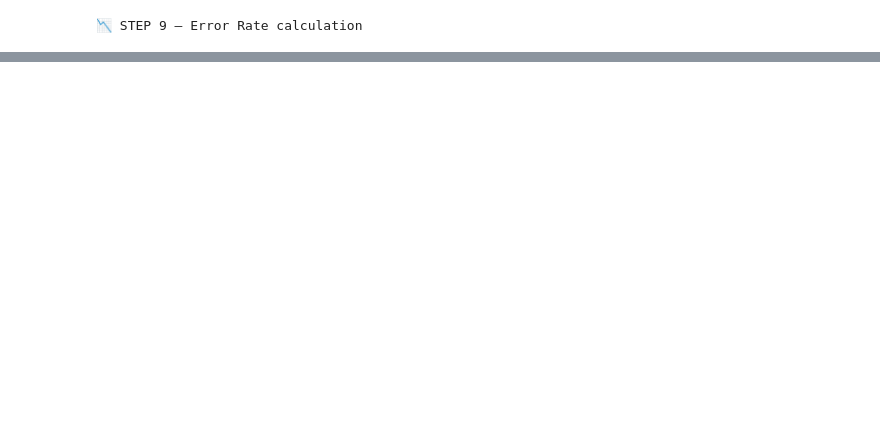
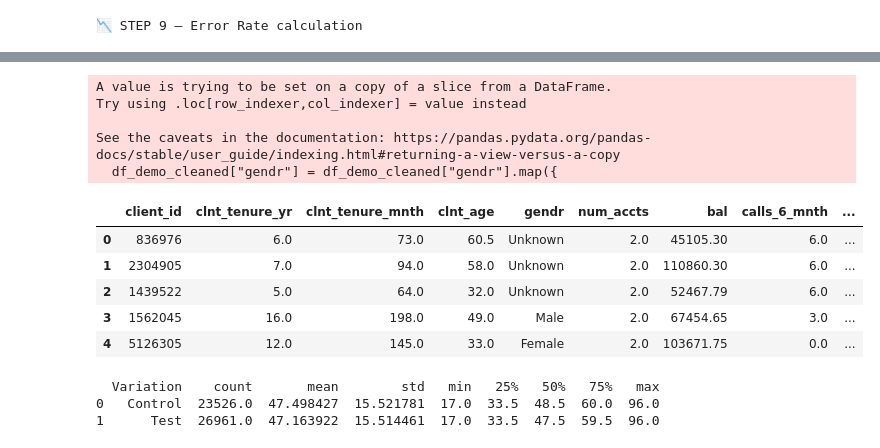
Before and after one commit to Lys131/Vanguard_Digital_Transformation_Project, a Jupyter notebook: notebooks/Vanguard_Digital_Transformation.ipynb, the cells around one changed output, grey strips where cells are left out. Cells and saved outputs as stored; diff of their text form; code cells hidden in the pictures; blank space fills up the shorter version.

```diff
--- a/notebooks/Vanguard_Digital_Transformation.ipynb
+++ b/notebooks/Vanguard_Digital_Transformation.ipynb
@@ -714,0 +773,28 @@ dtype: float64
+# %%
+df_demo_cleaned = df_final_demo.dropna(subset=["clnt_age", "gendr"])
+df_demo_cleaned["gendr"] = df_demo_cleaned["gendr"].map({
+    "M": "Male", "F": "Female", "U": "Unknown", "X": "Other"
+})
+
+df_merged_demo = df_demo_cleaned.merge(df_final_experiment_clients, on="client_id", how="inner")
+df_merged_demo.head()
+# %% [output]
+A value is trying to be set on a copy of a slice from a DataFrame.
+Try using .loc[row_indexer,col_indexer] = value instead
+
+See the caveats in the documentation: https://pandas.pydata.org/pandas-docs/stable/user_guide/indexing.html#returning-a-view-versus-a-copy
+  df_demo_cleaned["gendr"] = df_demo_cleaned["gendr"].map({
+|  | client_id | clnt_tenure_yr | clnt_tenure_mnth | clnt_age | gendr | num_accts | bal | calls_6_mnth | ... |
+| 0 | 836976 | 6.0 | 73.0 | 60.5 | Unknown | 2.0 | 45105.30 | 6.0 | ... |
+| 1 | 2304905 | 7.0 | 94.0 | 58.0 | Unknown | 2.0 | 110860.30 | 6.0 | ... |
+| 2 | 1439522 | 5.0 | 64.0 | 32.0 | Unknown | 2.0 | 52467.79 | 6.0 | ... |
+| 3 | 1562045 | 16.0 | 198.0 | 49.0 | Male | 2.0 | 67454.65 | 3.0 | ... |
+| 4 | 5126305 | 12.0 | 145.0 | 33.0 | Female | 2.0 | 103671.75 | 0.0 | ... |
+# %%
+# Age distribution by group (A/B)
+age_dist = df_merged_demo.groupby(["Variation"])["clnt_age"].describe().reset_index()
+print(age_dist)
+# %% [output]
+  Variation    count       mean        std   min   25%   50%   75%   max
+0   Control  23526.0  47.498427  15.521781  17.0  33.5  48.5  60.0  96.0
+1      Test  26961.0  47.163922  15.514461  17.0  33.5  47.5  59.5  96.0
```
Also changed, not shown: parts of 51 cells of this notebook.
